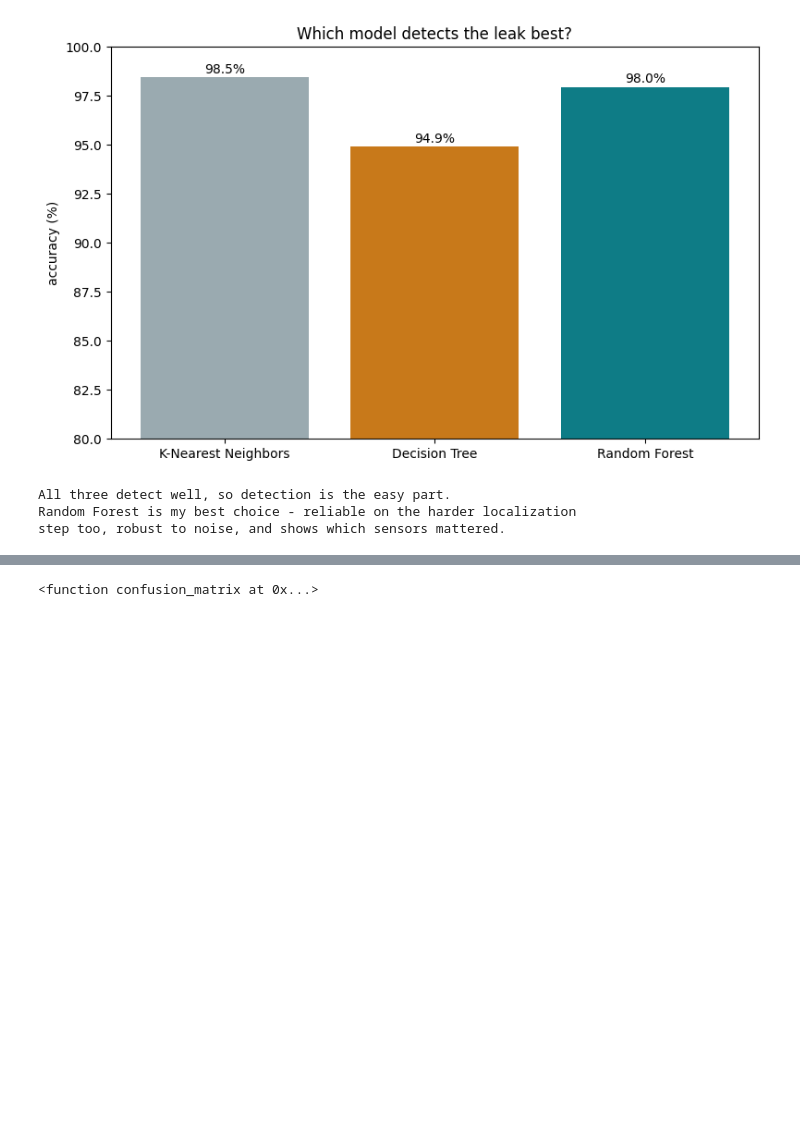
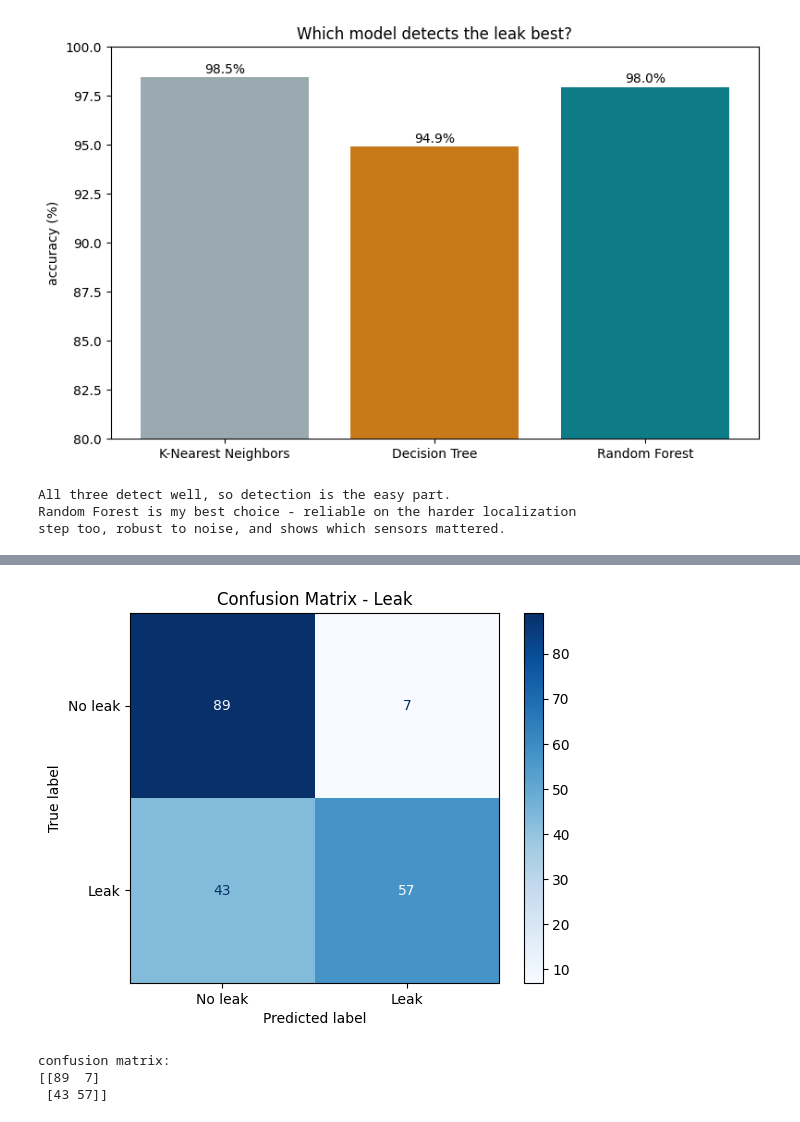
Before and after one commit to Ravali0708/Leak-Watch---Machine-Learning-for-Water-Leak-Detection-Localization-and-Emergency-Dispatch, a Jupyter notebook: MS_Project.ipynb, the cells around one changed output, grey strips where cells are left out. Saved outputs shown, nothing was run; the diff lists cells and outputs as text; code cells hidden in the pictures; blank space fills up the shorter version.

```diff
--- a/MS_Project.ipynb
+++ b/MS_Project.ipynb
@@ -400,4 +401,14 @@ for node in leak_places:
                 row["drop_" + s] = normal.loc[time, s] - pressure.loc[time, s] + random_maker.normal(0, 1.0)
             row["leak"] = 1 if time/ 3600 >= 12 else 0
             table_rows.append(row)
+
+data = pandas.DataFrame(table_rows)
+input_columns = ["drop_" + s for s in sensors]
+examples = data["where"].unique().tolist()
+train_ex, test_ex = train_test_split(examples, test_size=0.3, random_state=1)
+train = data[data["where"].isin(train_ex)]
+test = data[data["where"].isin(test_ex)]
+model = RandomForestClassifier(random_state=0)
+model.fit(train[input_columns], train["leak"])
+print("Random Forest accuracy (sensors clustered):", round(model.score(test[input_columns], test["leak"]) * 100, 1), "%")
 # %% [output]
@@ -422,4 +434,20 @@ WARNING:wntr.sim.hydraulics:Pump 335 has exceeded its maximum flow. Pump head: -
-# %%
-print(confusion_matrix)
-# %% [output]
-<function confusion_matrix at 0x...>
+# %%
+#clustered cell matrix
+
+from sklearn.metrics import confusion_matrix, ConfusionMatrixDisplay
+import matplotlib.pyplot as plt
+
+predictions = model.predict(test[input_columns])
+ConfusionMatrixDisplay.from_predictions(test["leak"], predictions, display_labels=["No leak", "Leak"], cmap="Blues")
+plt.title("Confusion Matrix - Leak")
+plt.show()
+
+
+cm = confusion_matrix(test["leak"], predictions)
+print("confusion matrix:")
+print(cm)
+# %% [output]
+[figure, added]
+confusion matrix:
+[[89  7]
+ [43 57]]
```
Also changed, not shown: parts of 2 cells of this notebook.
